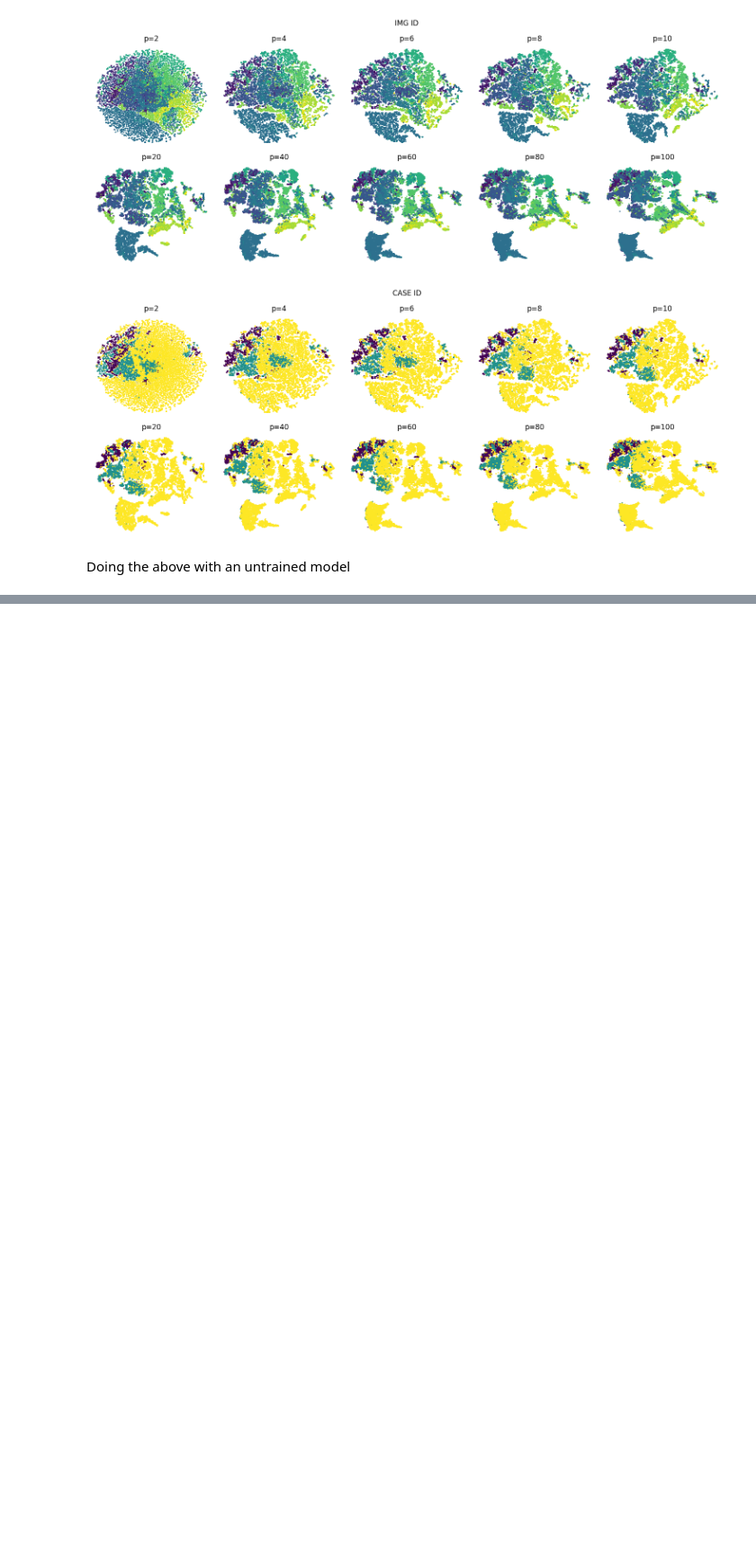
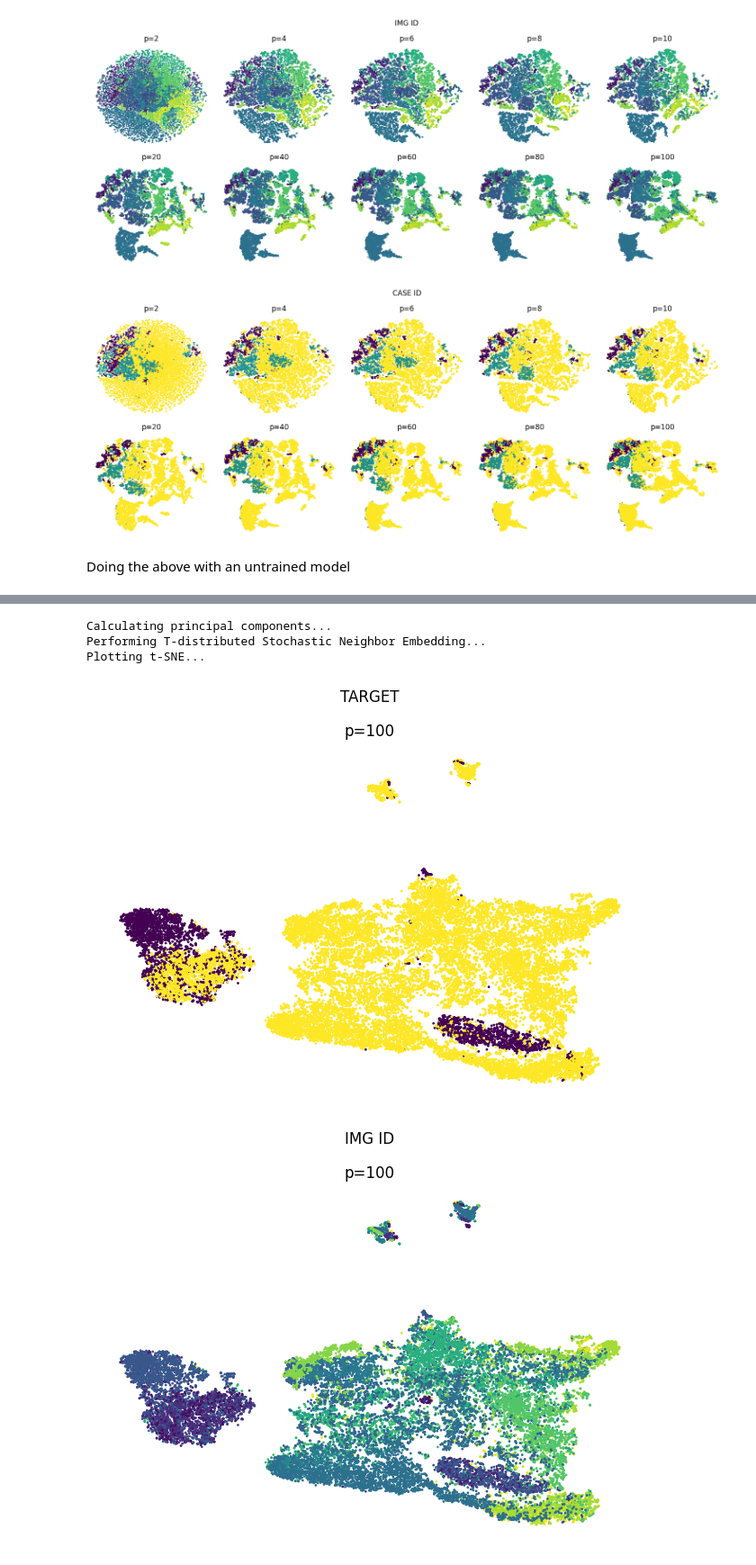
Before and after one commit to siemdejong/sclicom, a Jupyter notebook: notebooks/3-sj-visualize-features.ipynb, the cells around one changed output, grey strips where cells are left out. Shown at 90% size. Saved outputs shown, nothing was run; the diff lists cells and outputs as text; code cells hidden in the pictures; blank space fills up the shorter version.

Commit message:
fix: update viz of untrained model

```diff
--- a/notebooks/3-sj-visualize-features.ipynb
+++ b/notebooks/3-sj-visualize-features.ipynb
@@ -35,7 +35,7 @@ def generate_embeddings(model, dataloader):
     embeddings = []
     targets = []
     with torch.no_grad():
-        for img, target, _ in tqdm(dataloader, total=len(dataloader), desc="Extracting features"):
+        for img, target in tqdm(dataloader, total=len(dataloader), desc="Extracting features"):
             img = img.to(model.device)
             emb = model.backbone(img).flatten(start_dim=1)
             embeddings.append(emb)
@@ -185,0 +159,55 @@ Plotting t-SNE...
+# %%
+from_file=True
+# %%
+if from_file:
+    embeddings_untrained = torch.load(output_dir / "embeddings_untrained.pt")
+    targets_untrained = torch.load(output_dir / "targets_untrained.pt")
+else:
+    model = SimCLR()
+    model.to("cuda" if torch.cuda.is_available() else "cpu")
+    model.eval()
+    embeddings_untrained, targets_untrained = generate_embeddings(model, dataloader)
+    torch.save(embeddings_untrained, output_dir / "embeddings_untrained.pt")
+    torch.save(targets_untrained, output_dir / "targets_untrained.pt")
+
+print("Calculating principal components...")
+pca_untrained = PCA(10)
+pca_embeddings_untrained = pca_untrained.fit_transform(embeddings_untrained.cpu())
+
+print("Performing T-distributed Stochastic Neighbor Embedding...")
+perplexity = 100
+n_iter = 5000
+tsne_untrained = TSNE(perplexity=perplexity, n_iter=n_iter)
+if from_file:
+    try:
+        tsne_embeddings_untrained = np.load(output_dir / f"tsne_embeddings_untrained_{perplexity=}_{n_iter=}.npy")
+    except OSError:
+        tsne_embeddings_untrained = tsne_untrained.fit_transform(pca_embeddings_untrained)
+        np.save(output_dir / f"tsne_embeddings_untrained_{perplexity=}_{n_iter=}.npy", tsne_embeddings_untrained)
+else:
+    tsne_embeddings_untrained = tsne_untrained.fit_transform(pca_embeddings_untrained)
+    np.save(output_dir / f"tsne_embeddings_untrained_{perplexity=}_{n_iter=}.npy", tsne_embeddings_untrained)
+
+print("Plotting t-SNE...")
+for mapping in ["target", "img id", "case id"]:
+    if mapping == "target":
+        tags = targets
+    elif mapping == "img id":
+        tags = img_id_tags
+    elif mapping == "case id":
+        tags = case_id_tags
+
+    fig, ax = plt.subplots(1, 1)
+    fig.suptitle(mapping.upper())
+    ax.set_title(f"p={perplexity}")
+    ax.scatter(*tsne_embeddings_untrained.T, s=1, c=tags)
+    ax.set_axis_off()
+
+    plt.tight_layout()
+    plt.show()
+# %% [output]
+Calculating principal components...
+Performing T-distributed Stochastic Neighbor Embedding...
+Plotting t-SNE...
+[figure, added]
+[figure, added]
```
Also changed, not shown: parts of 3 cells of this notebook, 3 other files.
